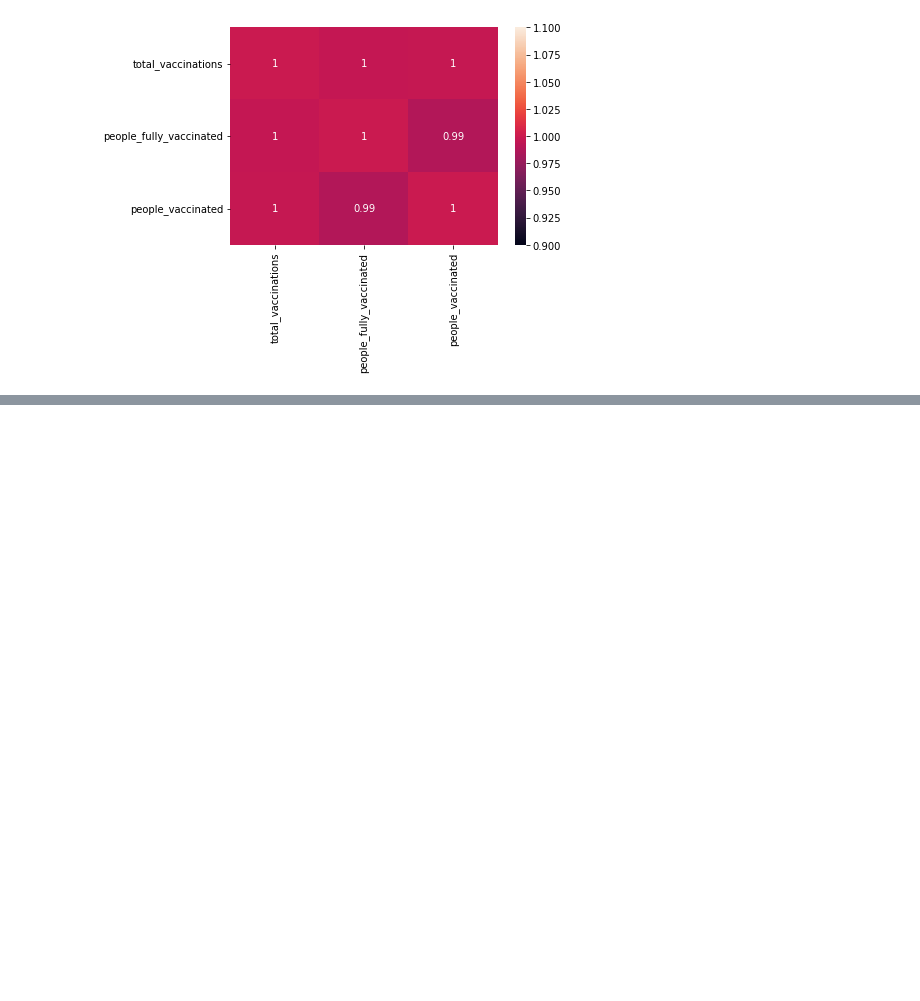
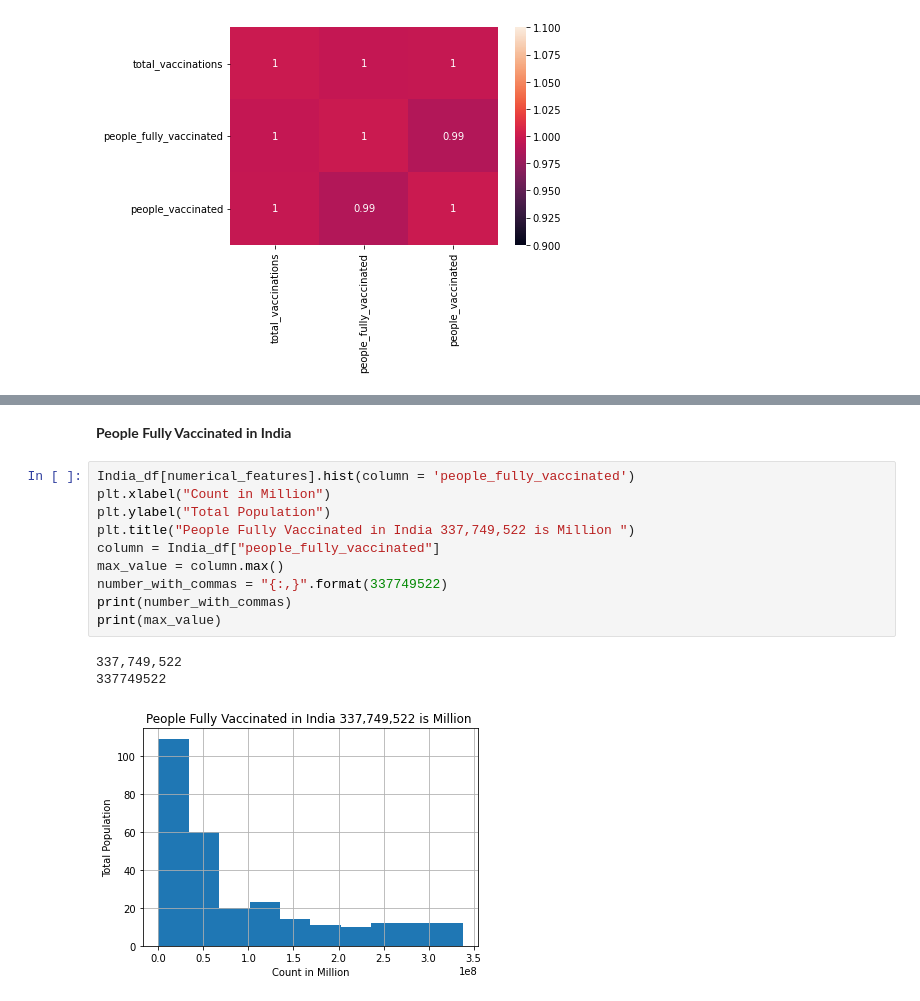
Before and after one commit to nitin578/103_Country_Covid19_Vaccinations, a Jupyter notebook: Test.ipynb, the cells around one changed output, grey strips where cells are left out. Saved outputs shown, nothing was run; the diff lists cells and outputs as text; blank space fills up the shorter version.

```diff
--- a/Test.ipynb
+++ b/Test.ipynb
@@ -335,0 +457,16 @@ sns.heatmap(Ukraine_df[numerical_features].corr(), vmin=1, vmax=1, annot=True)
+# %% [markdown]
+**People Fully Vaccinated in India**
+# %%
+India_df[numerical_features].hist(column = 'people_fully_vaccinated')
+plt.xlabel("Count in Million")
+plt.ylabel("Total Population")
+plt.title("People Fully Vaccinated in India 337,749,522 is Million ")
+column = India_df["people_fully_vaccinated"]
+max_value = column.max()
+number_with_commas = "{:,}".format(337749522)
+print(number_with_commas)
+print(max_value)
+# %% [output]
+337,749,522
+337749522
+[figure, added]
```
Also changed, not shown: parts of 25 cells of this notebook.
